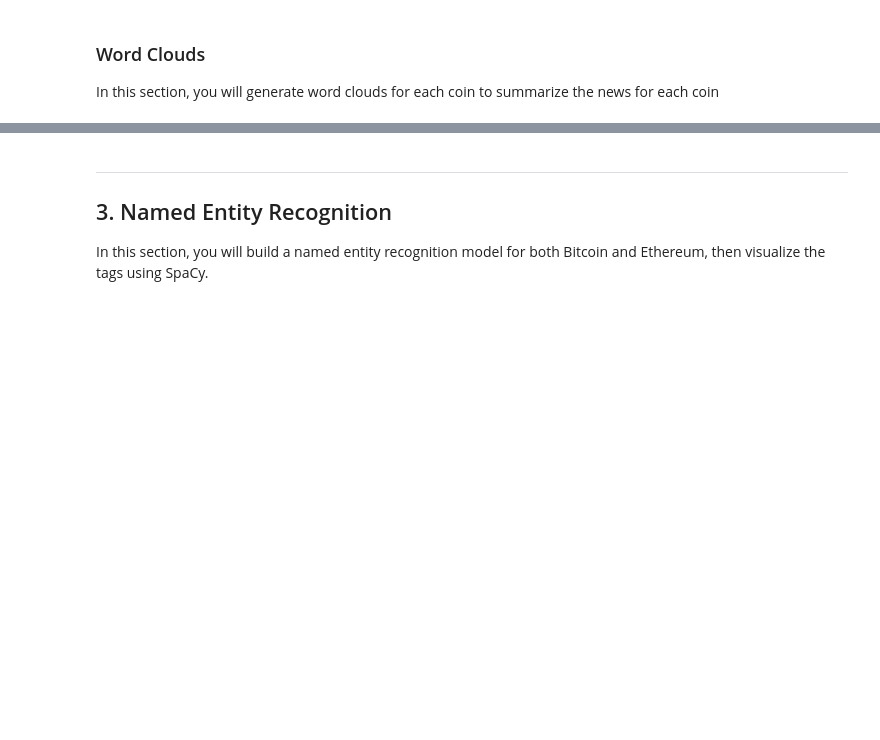
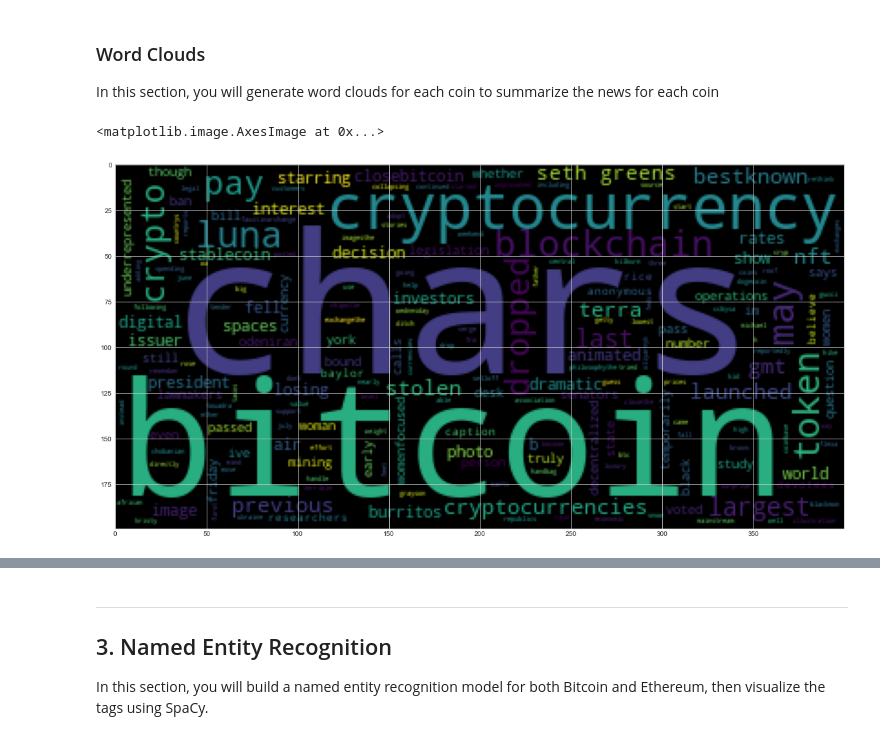
Before and after one commit to mmsaki/crypto-NLP, a Jupyter notebook: Code/crypto_sentiment.ipynb, the cells around one changed output, grey strips where cells are left out. Drawn from its saved outputs; the diff is of its cells as text; code cells hidden in the pictures; blank space fills up the shorter version.

```diff
--- a/Code/crypto_sentiment.ipynb
+++ b/Code/crypto_sentiment.ipynb
@@ -131,10 +232,10 @@ from string import punctuation
 import re
 # %%
 # Instantiate the lemmatizer
-# YOUR CODE HERE!
+lemmatizer = WordNetLemmatizer()
 
 # Create a list of stopwords
-# YOUR CODE HERE!
+sw = set(stopwords.words('english'))
 
 # Expand the default stopwords list if necessary
-# YOUR CODE HERE!
+sw_addon = {'said', 'did', 'reuters', 'new', 'would', 'worlds', 'monday', 'years', 'biggest', 'according', 'week', 'weeks'}
@@ -162,3 +242,14 @@ def tokenizer(text):
+# %%
+# Complete the tokenizer function
+def tokenizer(text):
+    regex = re.compile("[^a-zA-Z ]")
+    re_clean = regex.sub('', text)
+    words = word_tokenize(re_clean)
+    lem = [lemmatizer.lemmatize(word) for word in words]
+    output = [word.lower() for word in words if word.lower() not in sw.union(sw_addon)]
+    return output
 # %%
 # Create a new tokens column for Bitcoin
-# YOUR CODE HERE!
+# get all raw stories
+bitcoin_df['tokens'] = bitcoin_df['text'].apply(tokenizer)
+bitcoin_df.head()
@@ -185,0 +287,9 @@ from nltk import ngrams
+# %%
+# Generate the Bitcoin N-grams where N=2
+ids = list(bitcoin_df.index)
+bitcoin_articles = [' '.join(bitcoin_df['tokens'][id]) for id in ids]
+
+bitcoin_big_string = ' '.join(bitcoin_articles)
+btc_words = tokenizer(bitcoin_big_string)
+bitcoin_bigram = ngrams(words, n=2)
+dict(Counter(bitcoin_bigram).most_common(20))
@@ -208,6 +393,10 @@ import matplotlib as mpl
 mpl.rcParams['figure.figsize'] = [20.0, 10.0]
 # %%
 # Generate the Bitcoin word cloud
-# YOUR CODE HERE!
+btc_wc = WordCloud().generate(' '.join(btc_words))
+plt.imshow(btc_wc)
+# %% [output]
+<matplotlib.image.AxesImage at 0x...>
+[figure, added]
 # %%
 # Generate the Ethereum word cloud
```
Also changed, not shown: parts of 25 cells of this notebook.
